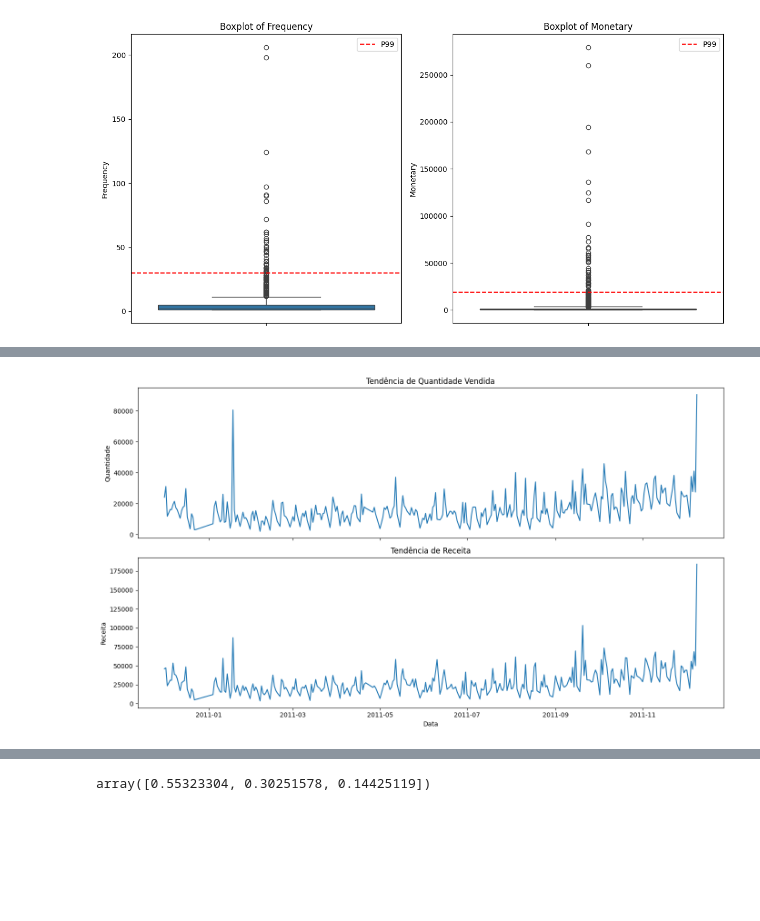
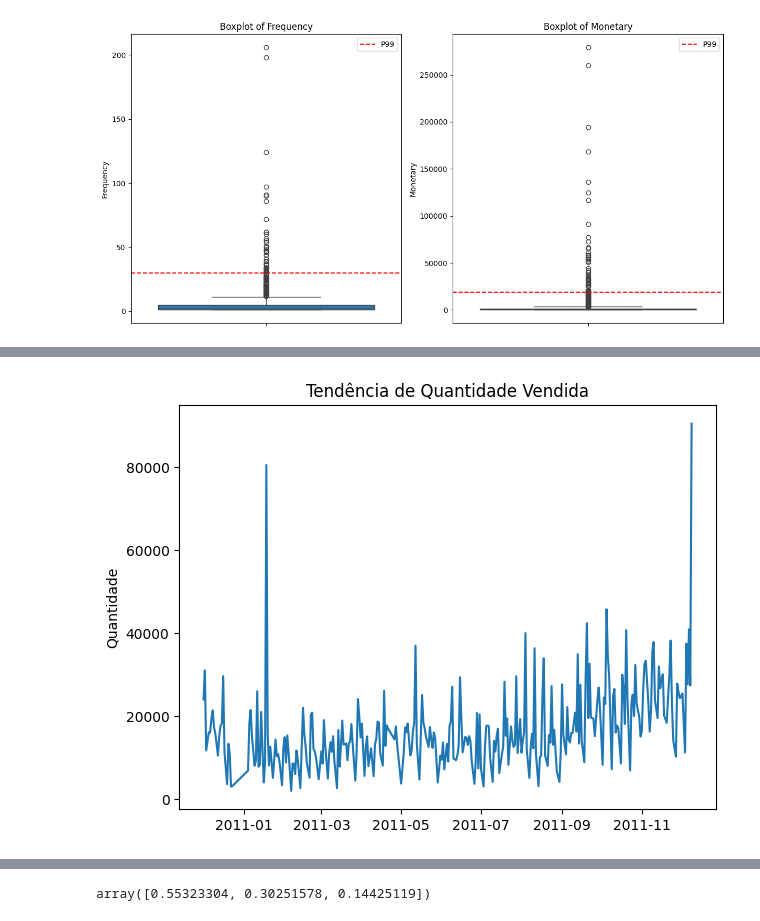
Before and after one commit to LucasDS9/customer-segmentation-rfm, a Jupyter notebook: notebook/ECommerce_segmentation.ipynb, the cells around one changed output, grey strips where cells are left out. Drawn from its saved outputs; the diff is of its cells as text; code cells hidden in the pictures; blank space fills up the shorter version.

```diff
--- a/notebook/ECommerce_segmentation.ipynb
+++ b/notebook/ECommerce_segmentation.ipynb
@@ -535,18 +672,11 @@ df_daily = (
 
 df_daily.rename(columns={'InvoiceDate': 'Date'}, inplace=True)
 # %%
-fig, axes = plt.subplots(2, 1, figsize=(14, 8), sharex=True)
-
-axes[0].plot(df_daily['Date'], df_daily['Quantity'])
-axes[0].set_title('Tendência de Quantidade Vendida')
-axes[0].set_ylabel('Quantidade')
-
-axes[1].plot(df_daily['Date'], df_daily['Revenue'])
-axes[1].set_title('Tendência de Receita')
-axes[1].set_ylabel('Receita')
-axes[1].set_xlabel('Data')
+plt.plot(df_daily['Date'], df_daily['Quantity'])
+plt.title('Tendência de Quantidade Vendida')
+plt.ylabel('Quantidade')
 
 plt.tight_layout()
 plt.show()
 # %% [output]
-[figure, old version]
+[figure, new version]
```
Also changed, not shown: parts of 49 cells of this notebook, 2 other files.
